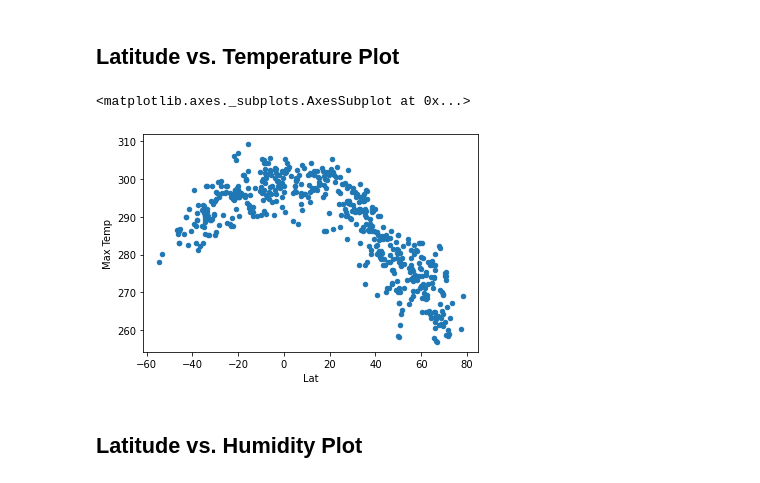
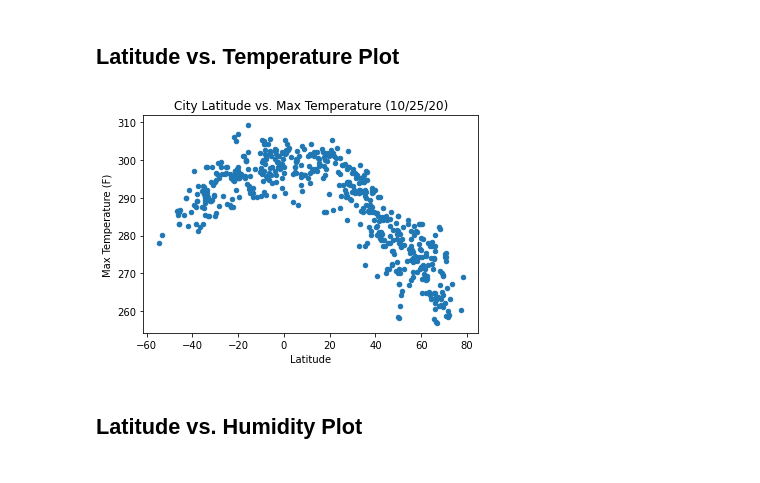
Before and after one commit to littleprincecurry/python-api-challenge, a Jupyter notebook: WeatherPy/WeatherPy.ipynb, the cells around one changed output. Cells and saved outputs as stored; diff of their text form; code cells hidden in the pictures.

Commit message:
labeled plots

```diff
--- a/WeatherPy/WeatherPy.ipynb
+++ b/WeatherPy/WeatherPy.ipynb
@@ -248,10 +248,12 @@ df
 524 rows × 9 columns
 # %% [markdown]
 ## Latitude vs. Temperature Plot
-# %%
-df.plot.scatter('Lat', 'Max Temp')
-# %% [output]
-<matplotlib.axes._subplots.AxesSubplot at 0x...>
-[figure, removed]
+# %%
+df.plot.scatter('Lat', 'Max Temp', title='City Latitude vs. Max Temperature (10/25/20)')
+plt.xlabel('Latitude')
+plt.ylabel('Max Temperature (F)')
+plt.show()
+# %% [output]
+[figure, added]
 # %% [markdown]
 ## Latitude vs. Humidity Plot
```
Also changed, not shown: parts of 9 cells of this notebook.
